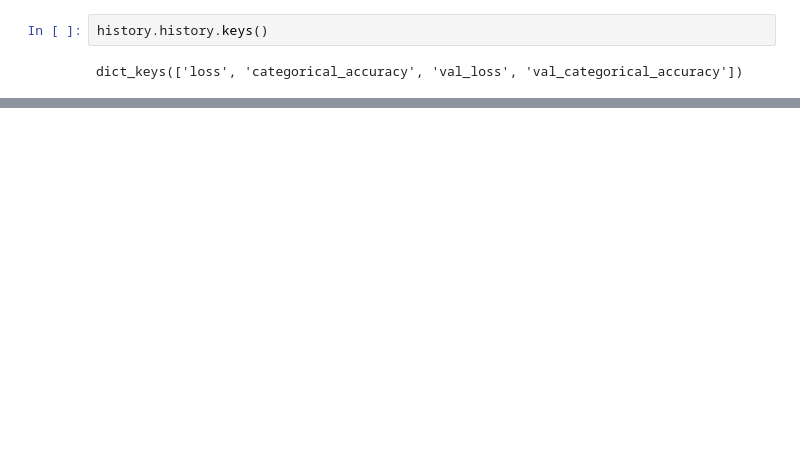
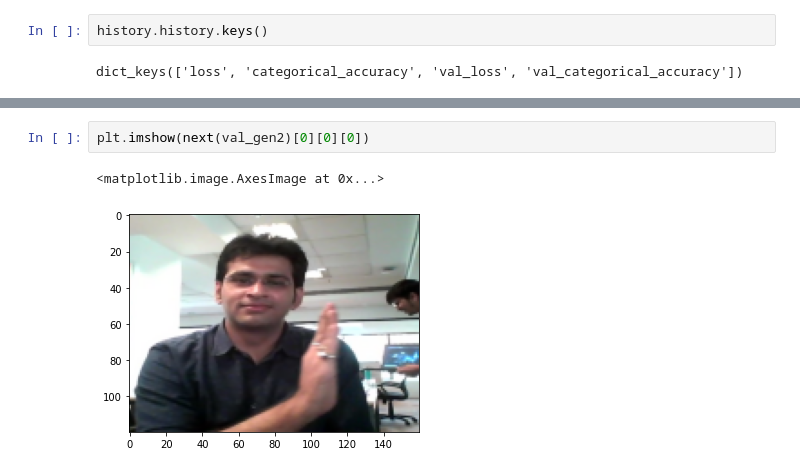
Before and after one commit to Vishu-Gupta/MLProjects, a Jupyter notebook: Gesture_Control/Conv3D.ipynb, the cells around one changed output, grey strips where cells are left out. Drawn from its saved outputs; the diff is of its cells as text; blank space fills up the shorter version.

```diff
--- a/Gesture_Control/Conv3D.ipynb
+++ b/Gesture_Control/Conv3D.ipynb
@@ -279,0 +282,5 @@ sns.lineplot(epochs,val_acc,label='Validation accuracy')
+# %%
+plt.imshow(next(val_gen2)[0][0][0])
+# %% [output]
+<matplotlib.image.AxesImage at 0x...>
+[figure, added]
```
Also changed, not shown: parts of 13 cells of this notebook.
